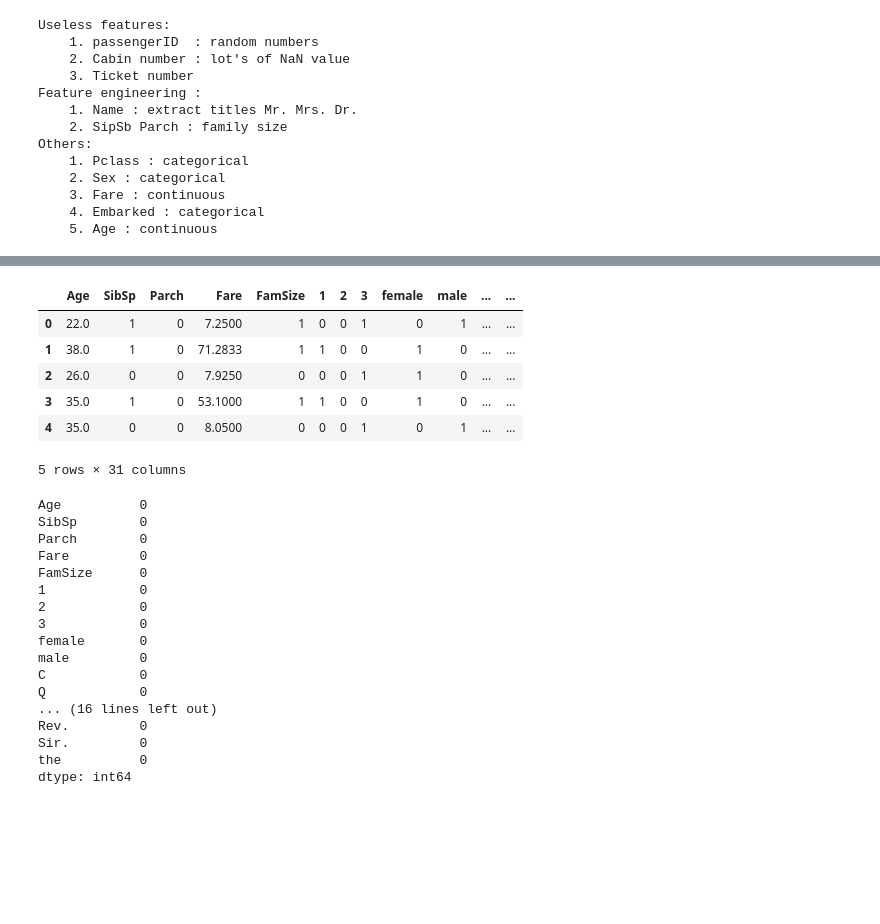
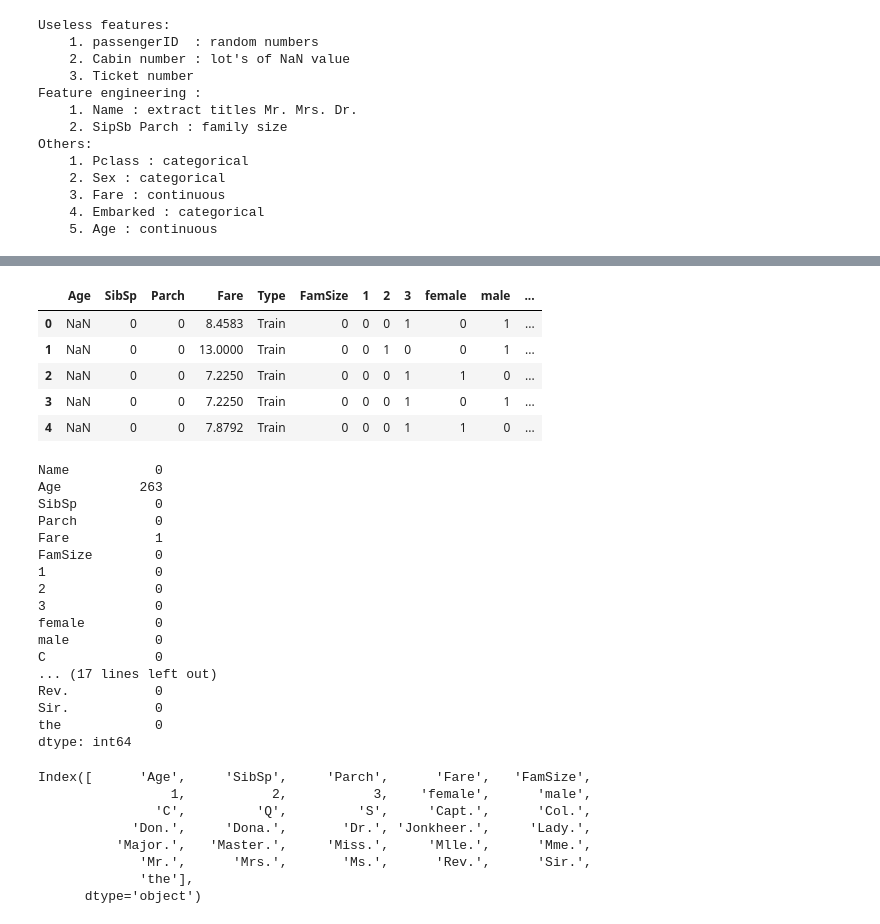
Before and after one commit to Shankhanil/CodePractice, a Jupyter notebook: Kaggle code/Titanic - Machine learning from disaster/main.ipynb, the cells around one changed output, grey strips where cells are left out. Drawn from its saved outputs; the diff is of its cells as text; code cells hidden in the pictures; blank space fills up the shorter version.

Commit message:
imputation using regression

```diff
--- a/Kaggle code/Titanic - Machine learning from disaster/main.ipynb
+++ b/Kaggle code/Titanic - Machine learning from disaster/main.ipynb
@@ -179,37 +192,59 @@ __x.head()
-# %%
-__x = __x.drop(columns = ['Name'])
-__x.head()
-# %% [output]
-|  | Age | SibSp | Parch | Fare | FamSize | 1 | 2 | 3 | female | male | ... | ... |
-| 0 | 22.0 | 1 | 0 | 7.2500 | 1 | 0 | 0 | 1 | 0 | 1 | ... | ... |
-| 1 | 38.0 | 1 | 0 | 71.2833 | 1 | 1 | 0 | 0 | 1 | 0 | ... | ... |
-| 2 | 26.0 | 0 | 0 | 7.9250 | 0 | 0 | 0 | 1 | 1 | 0 | ... | ... |
-| 3 | 35.0 | 1 | 0 | 53.1000 | 1 | 1 | 0 | 0 | 1 | 0 | ... | ... |
-| 4 | 35.0 | 0 | 0 | 8.0500 | 0 | 0 | 0 | 1 | 0 | 1 | ... | ... |
-5 rows × 31 columns
+# %%
+__xTrain = __xTrain.drop(columns = ['Name'])
+__xTest = __xTest.drop(columns = ['Name'])
+__xTest.head()
+# %% [output]
+|  | Age | SibSp | Parch | Fare | Type | FamSize | 1 | 2 | 3 | female | male | ... |
+| 0 | NaN | 0 | 0 | 8.4583 | Train | 0 | 0 | 0 | 1 | 0 | 1 | ... |
+| 1 | NaN | 0 | 0 | 13.0000 | Train | 0 | 0 | 1 | 0 | 0 | 1 | ... |
+| 2 | NaN | 0 | 0 | 7.2250 | Train | 0 | 0 | 0 | 1 | 1 | 0 | ... |
+| 3 | NaN | 0 | 0 | 7.2250 | Train | 0 | 0 | 0 | 1 | 0 | 1 | ... |
+| 4 | NaN | 0 | 0 | 7.8792 | Train | 0 | 0 | 0 | 1 | 1 | 0 | ... |
 # %%
 # lots of NaN values in TRAIN::age, TEST::age, and 1 NaN value in TEST::fare
-__x.fillna(__x.mean(), inplace = True)
+#__x.fillna(__x.mean(), inplace = True)
 
+#
+
+def imput(X, mode = 'mean'):
+    if mode == 'mean':
+        _X = X.fillna(X.mean(), inplace = False)
+    elif mode == 'reg':
+        return 0
+    return _X
+
+#__x = imput(__x, mode = 'mean')
 __x.isna().sum()
 # %% [output]
-Age          0
-SibSp        0
-Parch        0
-Fare         0
-FamSize      0
-1            0
-2            0
-3            0
-female       0
-male         0
-C            0
-Q            0
-... (16 lines left out)
-Rev.         0
-Sir.         0
-the          0
+Name           0
+Age          263
+SibSp          0
+Parch          0
+Fare           1
+FamSize        0
+1              0
+2              0
+3              0
+female         0
+male           0
+C              0
+... (17 lines left out)
+Rev.           0
+Sir.           0
+the            0
 dtype: int64
+# %%
+#visualizing heat map.
+__x.columns
+# %% [output]
+Index([      'Age',     'SibSp',     'Parch',      'Fare',   'FamSize',
+                 1,           2,           3,    'female',      'male',
+               'C',         'Q',         'S',     'Capt.',      'Col.',
+            'Don.',     'Dona.',       'Dr.', 'Jonkheer.',     'Lady.',
+          'Major.',   'Master.',     'Miss.',     'Mlle.',      'Mme.',
+             'Mr.',      'Mrs.',       'Ms.',      'Rev.',      'Sir.',
+             'the'],
+      dtype='object')
 # %%
 def useLR(X, y):
     _lenofy = y.shape[0]
```
Also changed, not shown: parts of 14 cells of this notebook, 3 other files.
